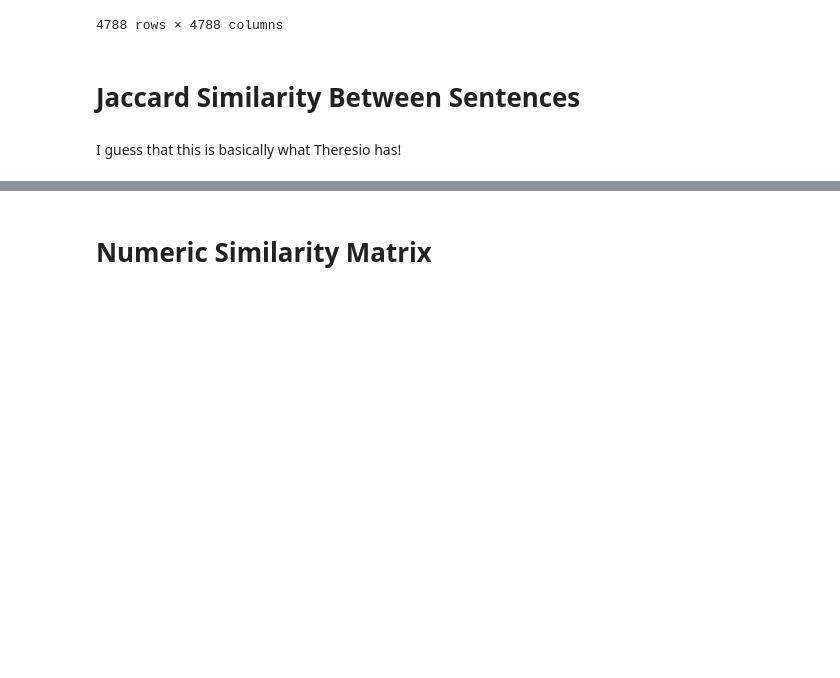
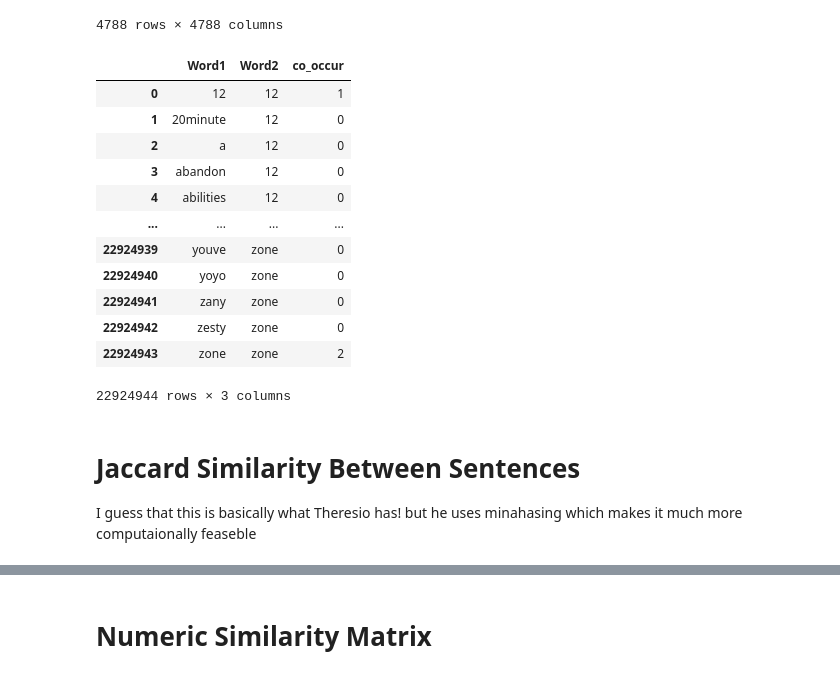
Before and after one commit to andregodinhodtu/02807_Comp_tools_project_group_02, a Jupyter notebook: notebooks/frequent_itemsets_generated_results.ipynb, the cells around one changed output, grey strips where cells are left out. Saved outputs shown, nothing was run; the diff lists cells and outputs as text; code cells hidden in the pictures; blank space fills up the shorter version.

```diff
--- a/notebooks/frequent_itemsets_generated_results.ipynb
+++ b/notebooks/frequent_itemsets_generated_results.ipynb
@@ -136,10 +146,31 @@ co_occurence_matrix
 | zesty | 0 | 0 | 1 | 0 | 0 | 1 | 0 | 0 | 1 | 0 | ... | ... |
 | zone | 0 | 0 | 1 | 0 | 0 | 0 | 0 | 0 | 0 | 0 | ... | ... |
 4788 rows × 4788 columns
+# %%
+co_occurrence_matrix_long = co_occurence_matrix.reset_index().melt(
+    id_vars='index', value_name='co_occur', var_name='Word2'
+).rename(columns={'index': 'Word1'})
+
+co_occurrence_matrix_long = co_occurrence_matrix_long[['Word1', 'Word2', 'co_occur']]
+co_occurrence_matrix_long
+# %% [output]
+|  | Word1 | Word2 | co_occur |
+| 0 | 12 | 12 | 1 |
+| 1 | 20minute | 12 | 0 |
+| 2 | a | 12 | 0 |
+| 3 | abandon | 12 | 0 |
+| 4 | abilities | 12 | 0 |
+| ... | ... | ... | ... |
+| 22924939 | youve | zone | 0 |
+| 22924940 | yoyo | zone | 0 |
+| 22924941 | zany | zone | 0 |
+| 22924942 | zesty | zone | 0 |
+| 22924943 | zone | zone | 2 |
+22924944 rows × 3 columns
 # %% [markdown]
 # Jaccard Similarity Between Sentences
+
+I guess that this is basically what Theresio has! but he uses minahasing which makes it much more computaionally feaseble
-# %% [markdown]
-I guess that this is basically what Theresio has!
 # %%
 data
 # %% [output]
```
Also changed, not shown: parts of 4 cells of this notebook, 1 other file.
